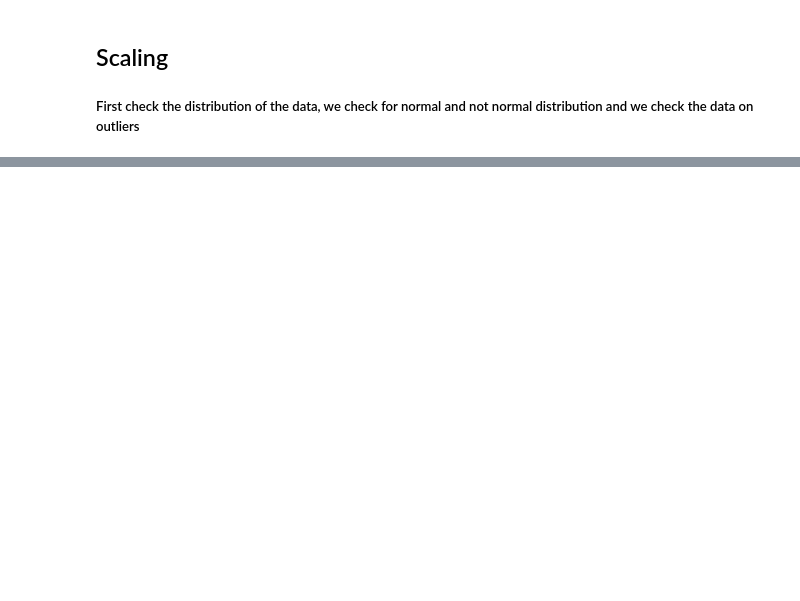
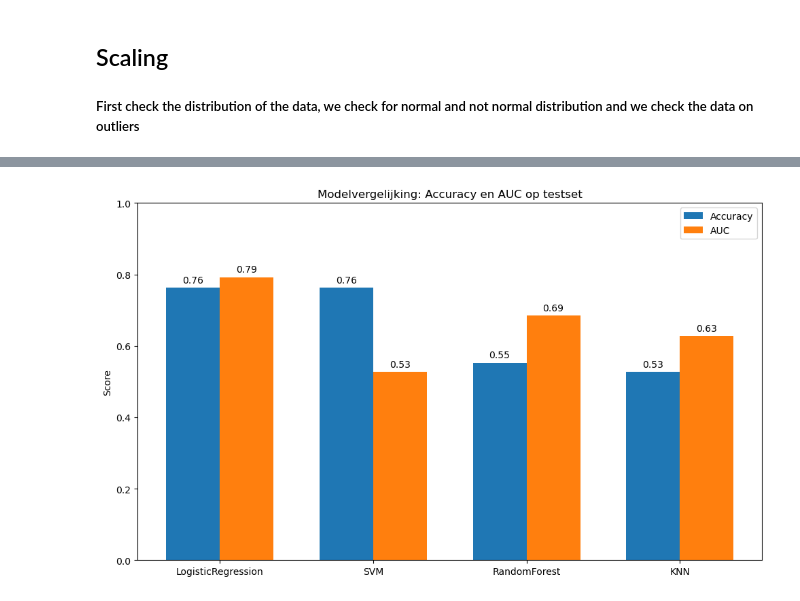
Before and after one commit to TaraVijgeboom/TM10007_Group10_Liver, a Jupyter notebook: assignment.ipynb, the cells around one changed output, grey strips where cells are left out. Saved outputs shown, nothing was run; the diff lists cells and outputs as text; code cells hidden in the pictures; blank space fills up the shorter version.

```diff
--- a/assignment.ipynb
+++ b/assignment.ipynb
@@ -54,7 +58,7 @@ X = data_binary.drop(columns=["label"])
 y = data_binary["label"]
 
 # Split the dataset in train and test part
-X_train, X_test, y_train, y_test = model_selection.train_test_split(X, y, test_size=0.2, random_state=42, stratify=y)
+X_train, X_test, y_train, y_test = train_test_split(X, y, test_size=0.2, random_state=42, stratify=y)
 
 # Print the number of samples in the train and test set
 print(f"The number of samples in the train set: {len(X_train.index)}")
@@ -137,0 +282,42 @@ Max outliers in één feature: 41
+# %%
+# Verzamel scores voor plot
+model_names = []
+accuracies = []
+aucs = []
+
+for name, res in results.items():
+    model_names.append(name)
+    accuracies.append(res['accuracy_test'])
+    aucs.append(res['auc'] if res['auc'] is not None else 0)
+
+# Plot maken
+x = np.arange(len(model_names))
+width = 0.35
+
+fig, ax = plt.subplots(figsize=(10, 6))
+rects1 = ax.bar(x - width/2, accuracies, width, label='Accuracy')
+rects2 = ax.bar(x + width/2, aucs, width, label='AUC')
+
+# Labels en styling
+ax.set_ylabel('Score')
+ax.set_title('Modelvergelijking: Accuracy en AUC op testset')
+ax.set_xticks(x)
+ax.set_xticklabels(model_names)
+ax.legend()
+ax.set_ylim(0, 1)
+
+# Scores boven de balken tonen
+def add_labels(rects):
+    for rect in rects:
+        height = rect.get_height()
+        ax.annotate(f"{height:.2f}", xy=(rect.get_x() + rect.get_width() / 2, height),
+                    xytext=(0, 3), textcoords="offset points",
+                    ha='center', va='bottom')
+
+add_labels(rects1)
+add_labels(rects2)
+
+plt.tight_layout()
+plt.show()
+# %% [output]
+[figure, added]
```
Also changed, not shown: parts of 7 cells of this notebook.
